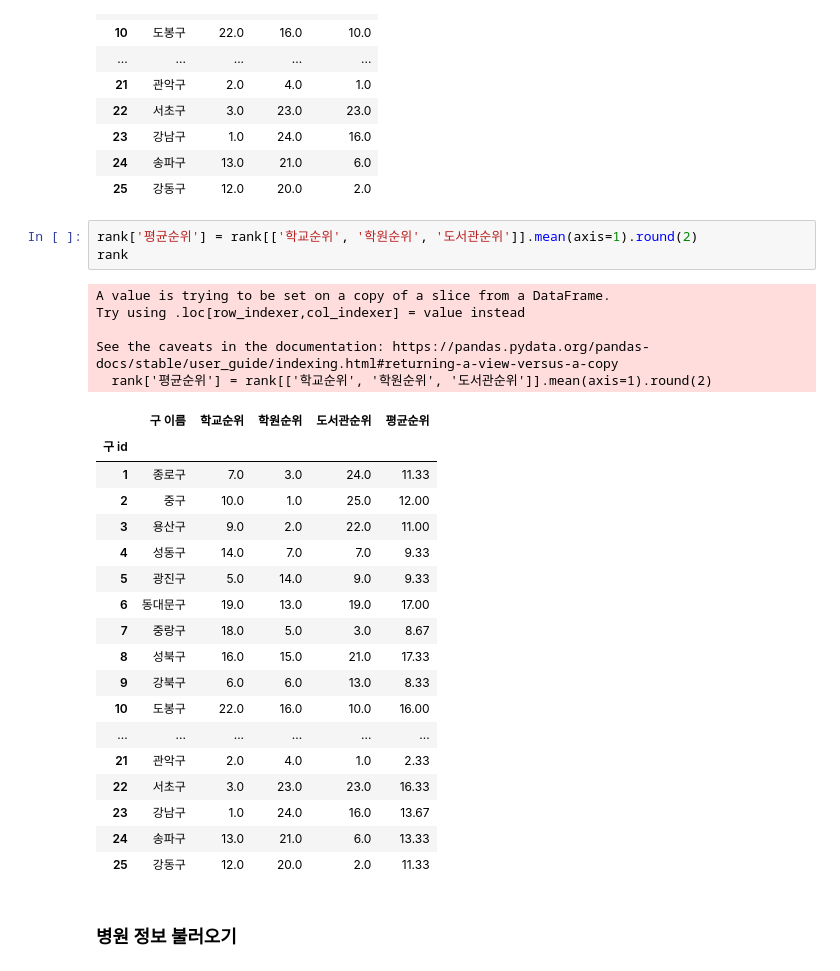
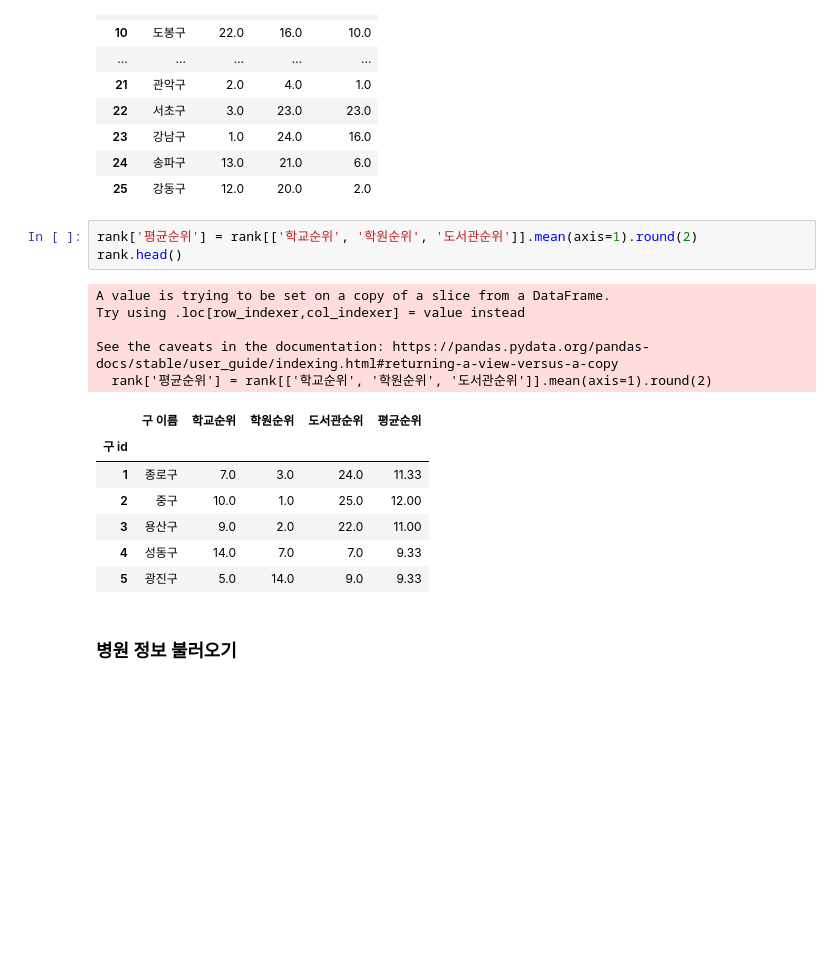
Before and after one commit to addinedu-ros-9th/eda-repo-2, a Jupyter notebook: data_analysis/rank.ipynb, the cells around one changed output. Drawn from its saved outputs; the diff is of its cells as text; blank space fills up the shorter version.

Commit message:
rank update -동훈

```diff
--- a/data_analysis/rank.ipynb
+++ b/data_analysis/rank.ipynb
@@ -275,31 +277,20 @@ rank
 | 25 | 강동구 | 12.0 | 20.0 | 2.0 |
 # %%
 rank['평균순위'] = rank[['학교순위', '학원순위', '도서관순위']].mean(axis=1).round(2)
-rank
+rank.head()
 # %% [output]
 A value is trying to be set on a copy of a slice from a DataFrame.
 Try using .loc[row_indexer,col_indexer] = value instead
 
 See the caveats in the documentation: https://pandas.pydata.org/pandas-docs/stable/user_guide/indexing.html#returning-a-view-versus-a-copy
   rank['평균순위'] = rank[['학교순위', '학원순위', '도서관순위']].mean(axis=1).round(2)
 |  | 구 이름 | 학교순위 | 학원순위 | 도서관순위 | 평균순위 |
 | 구 id |  |  |  |  |  |
 | 1 | 종로구 | 7.0 | 3.0 | 24.0 | 11.33 |
 | 2 | 중구 | 10.0 | 1.0 | 25.0 | 12.00 |
 | 3 | 용산구 | 9.0 | 2.0 | 22.0 | 11.00 |
 | 4 | 성동구 | 14.0 | 7.0 | 7.0 | 9.33 |
 | 5 | 광진구 | 5.0 | 14.0 | 9.0 | 9.33 |
-| 6 | 동대문구 | 19.0 | 13.0 | 19.0 | 17.00 |
-| 7 | 중랑구 | 18.0 | 5.0 | 3.0 | 8.67 |
-| 8 | 성북구 | 16.0 | 15.0 | 21.0 | 17.33 |
-| 9 | 강북구 | 6.0 | 6.0 | 13.0 | 8.33 |
-| 10 | 도봉구 | 22.0 | 16.0 | 10.0 | 16.00 |
-| ... | ... | ... | ... | ... | ... |
-| 21 | 관악구 | 2.0 | 4.0 | 1.0 | 2.33 |
-| 22 | 서초구 | 3.0 | 23.0 | 23.0 | 16.33 |
-| 23 | 강남구 | 1.0 | 24.0 | 16.0 | 13.67 |
-| 24 | 송파구 | 13.0 | 21.0 | 6.0 | 13.33 |
-| 25 | 강동구 | 12.0 | 20.0 | 2.0 | 11.33 |
 # %% [markdown]
 ### 병원 정보 불러오기
 # %% [markdown]
```
Also changed, not shown: parts of 5 cells of this notebook, 1 other file.
